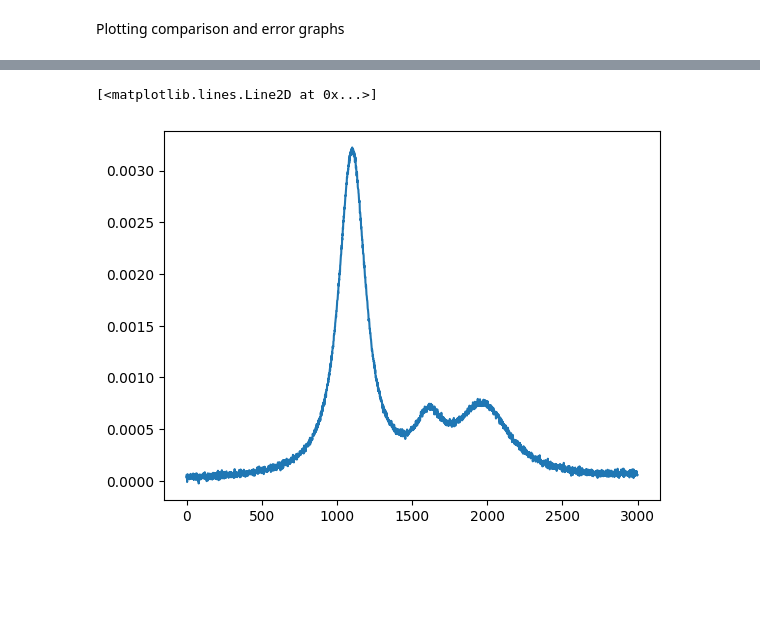
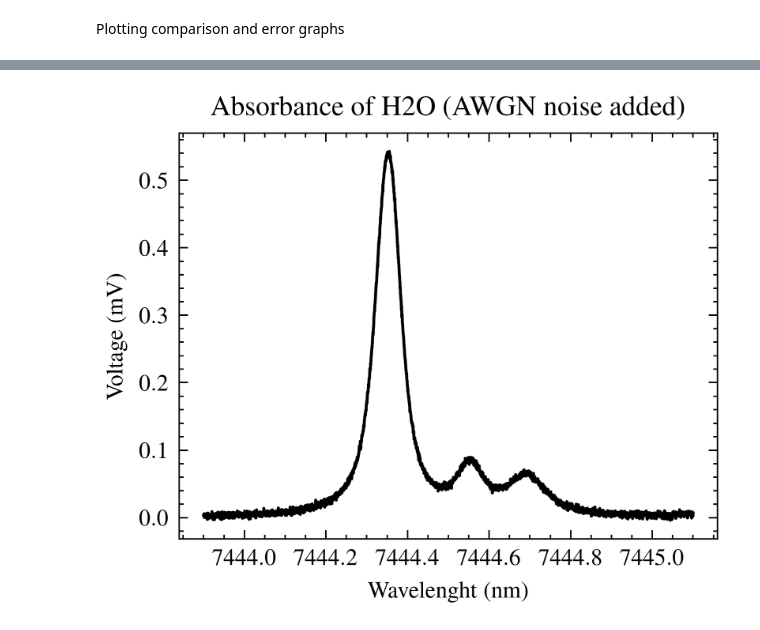
Before and after one commit to CaffineAddic/Flame_dianostics-temperature_profile_estimation_using_ML, a Jupyter notebook: Spectra_gen/TDLAS_Nuni_SNR.ipynb, the cells around one changed output, grey strips where cells are left out. Saved outputs shown, nothing was run; the diff lists cells and outputs as text; code cells hidden in the pictures; blank space fills up the shorter version.

```diff
--- a/Spectra_gen/TDLAS_Nuni_SNR.ipynb
+++ b/Spectra_gen/TDLAS_Nuni_SNR.ipynb
@@ -410,7 +410,7 @@ def run_apply_async_multiprocessing(func, argument_list, num_processes):
 # %% [markdown]
 Constructing the temperature and mole fraction profiles along with discretizing the x-locations
 # %%
-def calc_abs(loc, xor=0.1, *args, **kwargs):
+def calc_abs(loc=700, xor=0.026, *args, **kwargs):
     # temperature and mole fraction fields construction----------------------------
 
     # loc_pro = loc
@@ -495,4 +495,6 @@ def calc_abs(loc, xor=0.1, *args, **kwargs):
     return Absorbance.astype(np.half)*2
 # %%
 # tp = np.load('/home/saumya/Documents/Flame_dianostics-temperature_profile_estimation_using_ML/FINAL_VISUAL/DOWN_temp.npy')
+# %%
+a2 = calc_abs()
 # %%
@@ -733,5 +712,16 @@ u = np.array(u)
+# %%
+a2L = add_adgn(a2, SNR)
+# %%
+import scienceplots
+
+plt.style.use(['science','ieee'])
 # %%
-plt.plot(u[0])
+
+plt.plot(dat1,a2L)
+plt.title('Absorbance of H2O (AWGN noise added)')
+plt.ylabel('Voltage (mV)')
+plt.xlabel('Wavelenght (nm)')
+# plt.grid()
+plt.savefig('NoisyH20')
 # %% [output]
-[<matplotlib.lines.Line2D at 0x...>]
-[figure, old version]
+[figure, new version]
```
Also changed, not shown: parts of 15 cells of this notebook, 2 other files.
